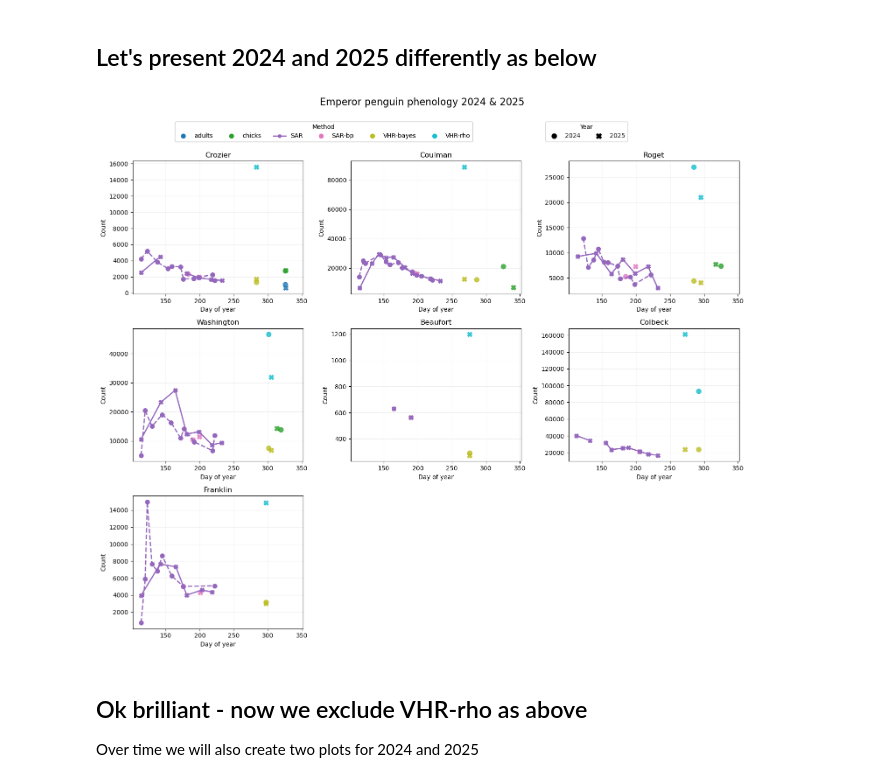
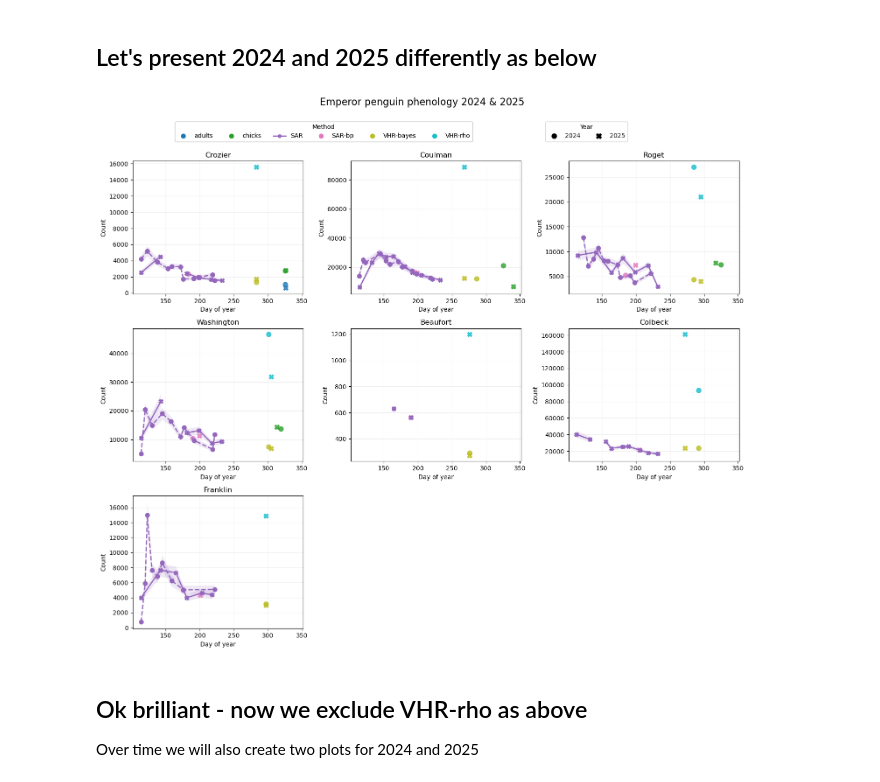
Before and after one commit to rosetazetta/SAR_RossSea_compare, a Jupyter notebook: Code/RossSeaPhenology_plot.ipynb, the cells around one changed output. Drawn from its saved outputs; the diff is of its cells as text; code cells hidden in the pictures.

```diff
--- a/Code/RossSeaPhenology_plot.ipynb
+++ b/Code/RossSeaPhenology_plot.ipynb
@@ -667,6 +794,16 @@ for ax, colony in zip(axes, colonies):
                 # Sort by day of year so the line connects points correctly
                 df_method_year = df_method_year.sort_values("DOY")
 
+                #adding in uncertainty ribbons
+                ax.fill_between(
+                    df_method_year["DOY"],
+                    df_method_year["count"] - df_method_year["count_se"],
+                    df_method_year["count"] + df_method_year["count_se"],
+                    color=method_colors[method],
+                    alpha=0.15,
+                    linewidth=0
+                )
+                #sar trajectory
                 ax.plot(
                     df_method_year["DOY"],
                     df_method_year["count"],
@@ -783,34 +920,34 @@ legend1 = fig.legend(
     title="Method",
     loc="upper center",
     bbox_to_anchor=(0.35, 1.02),
     ncol=len(methods)
 )
 
 legend2 = fig.legend(
     handles=year_handles,
     title="Year",
     loc="upper center",
     bbox_to_anchor=(0.75, 1.02),
     ncol=len(years)
 )
 
 fig.add_artist(legend1)
 
 fig.suptitle(
     "Emperor penguin phenology 2024 & 2025",
     fontsize=16,
     y=1.06
 )
 
 plt.tight_layout()
 
 plt.savefig(os.path.join(INPUTPATH, "Results/all_colonies_RS2425_alldata.png"),
            bbox_inches="tight", dpi=600)
 
 
 plt.show()
 # %% [output]
-[figure, old version]
+[figure, new version]
 # %% [markdown]
 ## Ok brilliant - now we exclude VHR-rho as above
 
```
Also changed, not shown: parts of 23 cells of this notebook, 27 other files.
